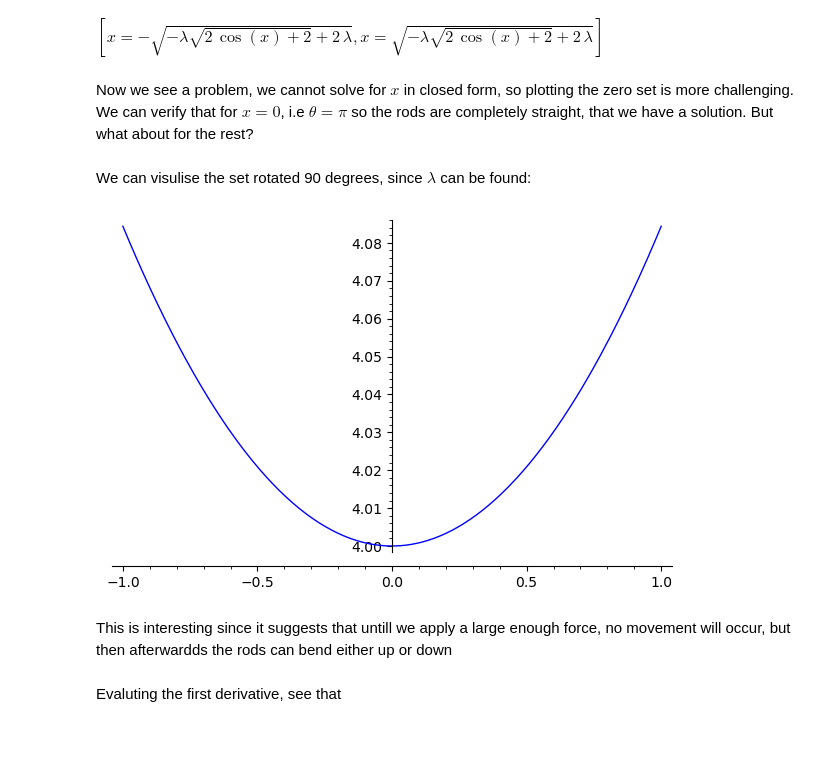
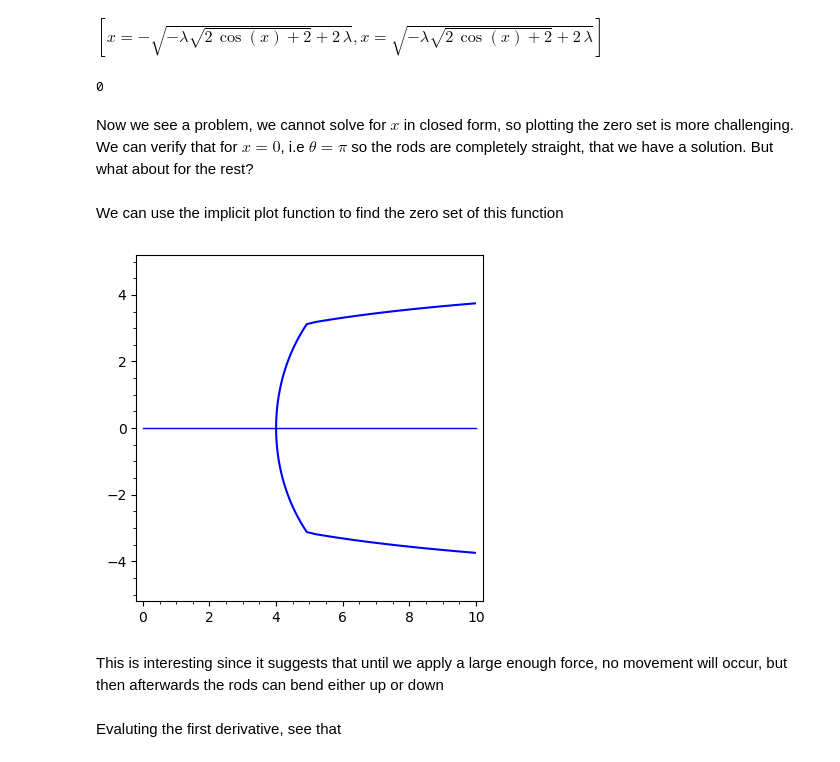
Before and after one commit to Matthew-Holmes/Bifurcations, a Jupyter notebook: notebooks/Bifurcations/Local Bifurcations.ipynb, the cells around one changed output. Drawn from its saved outputs; the diff is of its cells as text; code cells hidden in the pictures.

```diff
--- a/notebooks/Bifurcations/Local Bifurcations.ipynb
+++ b/notebooks/Bifurcations/Local Bifurcations.ipynb
@@ -316,16 +320,20 @@ $ \left[{\lambda} = -\frac{x^{2}}{\sqrt{2 \, \cos\left(x\right) + 2} - 2}\right]
 lprint(solve(f,x))
 # %% [output]
 $ \left[x = -\sqrt{-{\lambda} \sqrt{2 \, \cos\left(x\right) + 2} + 2 \, {\lambda}}, x = \sqrt{-{\lambda} \sqrt{2 \, \cos\left(x\right) + 2} + 2 \, {\lambda}}\right] $
+# %%
+f(0, 4)
+# %% [output]
+0
 # %% [markdown]
 Now we see a problem, we cannot solve for $x$ in closed form, so plotting the zero set is more challenging. We can verify that for $x=0$, i.e $\theta = \pi$ so the rods are completely straight, that we have a solution. But what about for the rest?
-# %% [markdown]
-We can visulise the set rotated 90 degrees, since $\lambda$ can be found:
-# %%
-plot((-x^2)/(sqrt(2*cos(x) + 2)-2))
-# %% [output]
-[figure, removed]
+# %% [markdown]
+We can use the implicit plot function to find the zero set of this function
+# %%
+implicit_plot(f, (0,10), (-5,5)) + plot(0, (0,10))
+# %% [output]
+[figure, added]
 # %% [markdown]
-This is interesting since it suggests that untill we apply a large enough force, no movement will occur, but then afterwardds the rods can bend either up or down
+This is interesting since it suggests that until we apply a large enough force, no movement will occur, but then afterwards the rods can bend either up or down
 # %% [markdown]
 Evaluting the first derivative, see that
 # %%
```
Also changed, not shown: parts of 22 cells of this notebook.
